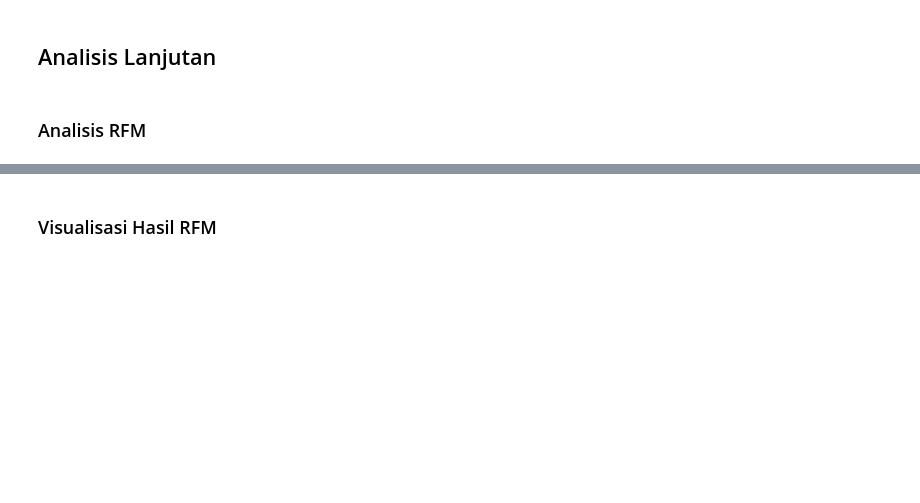
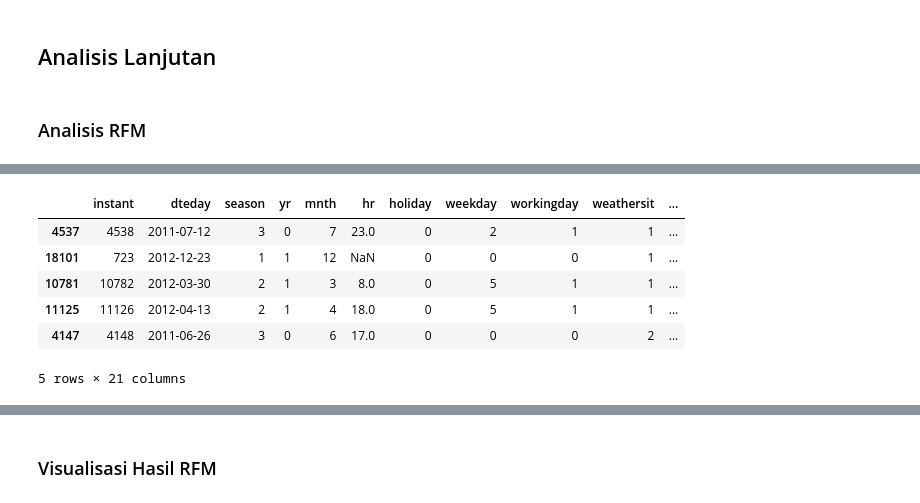
Before and after one commit to danovantaa/Bike-Sharing-Dashboard, a Jupyter notebook: notebook.ipynb, the cells around one changed output, grey strips where cells are left out. Drawn from its saved outputs; the diff is of its cells as text; code cells hidden in the pictures; blank space fills up the shorter version.

```diff
--- a/notebook.ipynb
+++ b/notebook.ipynb
@@ -316,3 +262,13 @@ all_df.to_csv("dashboard/all.csv", index=False)
+# %%
+all_df.sample(5)
+# %% [output]
+|  | instant | dteday | season | yr | mnth | hr | holiday | weekday | workingday | weathersit | ... |
+| 4537 | 4538 | 2011-07-12 | 3 | 0 | 7 | 23.0 | 0 | 2 | 1 | 1 | ... |
+| 18101 | 723 | 2012-12-23 | 1 | 1 | 12 | NaN | 0 | 0 | 0 | 1 | ... |
+| 10781 | 10782 | 2012-03-30 | 2 | 1 | 3 | 8.0 | 0 | 5 | 1 | 1 | ... |
+| 11125 | 11126 | 2012-04-13 | 2 | 1 | 4 | 18.0 | 0 | 5 | 1 | 1 | ... |
+| 4147 | 4148 | 2011-06-26 | 3 | 0 | 6 | 17.0 | 0 | 0 | 0 | 2 | ... |
+5 rows × 21 columns
 # %%
 all_df['dteday'] = pd.to_datetime(all_df['dteday'])
 # %%
```
Also changed, not shown: parts of 34 cells of this notebook, 2 other files.
